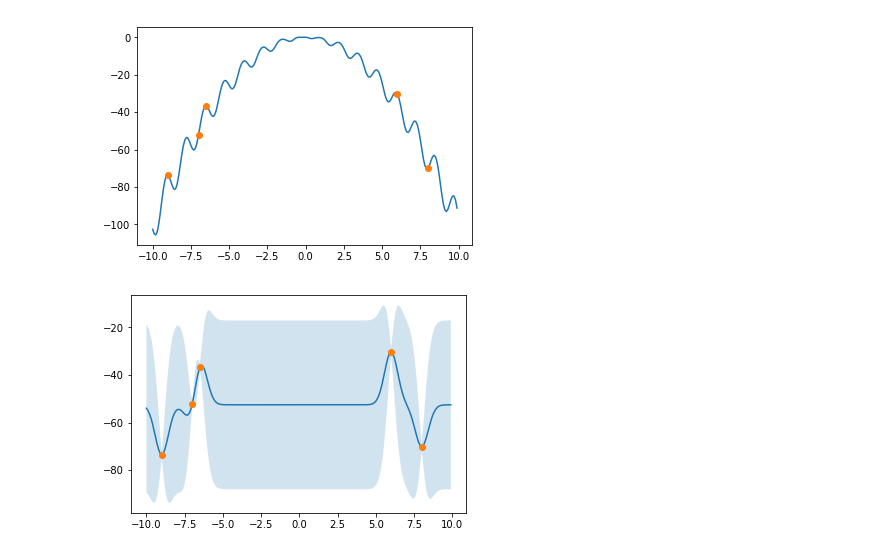
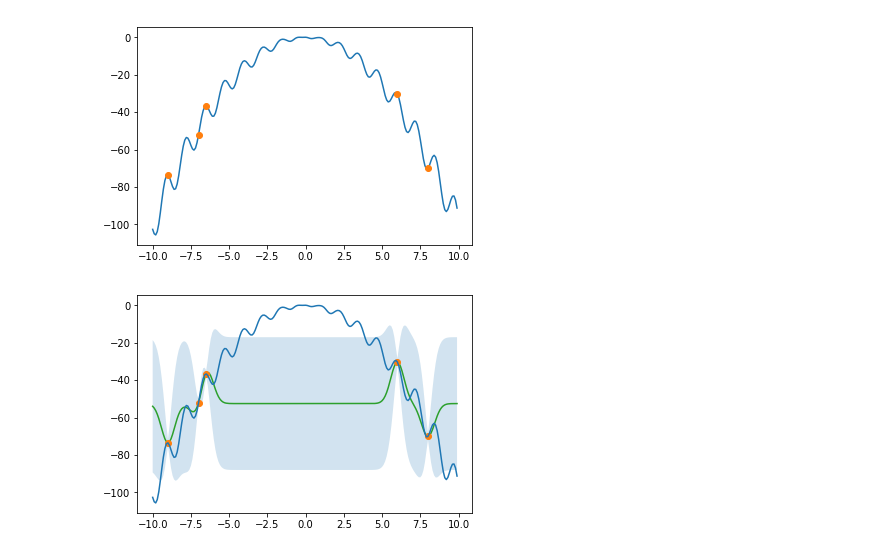
Before and after one commit to Lunderman/LMP19, a Jupyter notebook: examples/GBO_Expected_Improvement_1D.ipynb, the cells around one changed output. Cells and saved outputs as stored; diff of their text form; code cells hidden in the pictures.

```diff
--- a/examples/GBO_Expected_Improvement_1D.ipynb
+++ b/examples/GBO_Expected_Improvement_1D.ipynb
@@ -32,15 +32,16 @@ plt.show()
 # %%
 # Define GP
 GP = GPR(kernel = 1.0**2*RBF(np.var(X))+1.0**2*WhiteKernel(np.std(y)),normalize_y=True,n_restarts_optimizer=50).fit(X,y)
 
 # View GP
 Y_hat,sigma = GP.predict(xx,return_std=True)
 plt.fill_between(np.ravel(xx),np.ravel(Y_hat)-2*sigma,np.ravel(Y_hat)+2*sigma,alpha=0.2)
-plt.plot(xx,np.ravel(Y_hat))
-plt.plot(X,y,'o')
+plt.plot(xx,np.ravel(Y_hat),color='C2')
+plt.plot(X,y,'o',color='C1')
+plt.plot(xx,yy,color='C0')
 plt.show()
 # %% [output]
-[figure, old version]
+[figure, new version]
 # %%
 # Initialize the GBO Object
 GBO = LMP19.Estimation.GBO(func,1,X,y,bounds)
```
Also changed, not shown: parts of 3 cells of this notebook.
